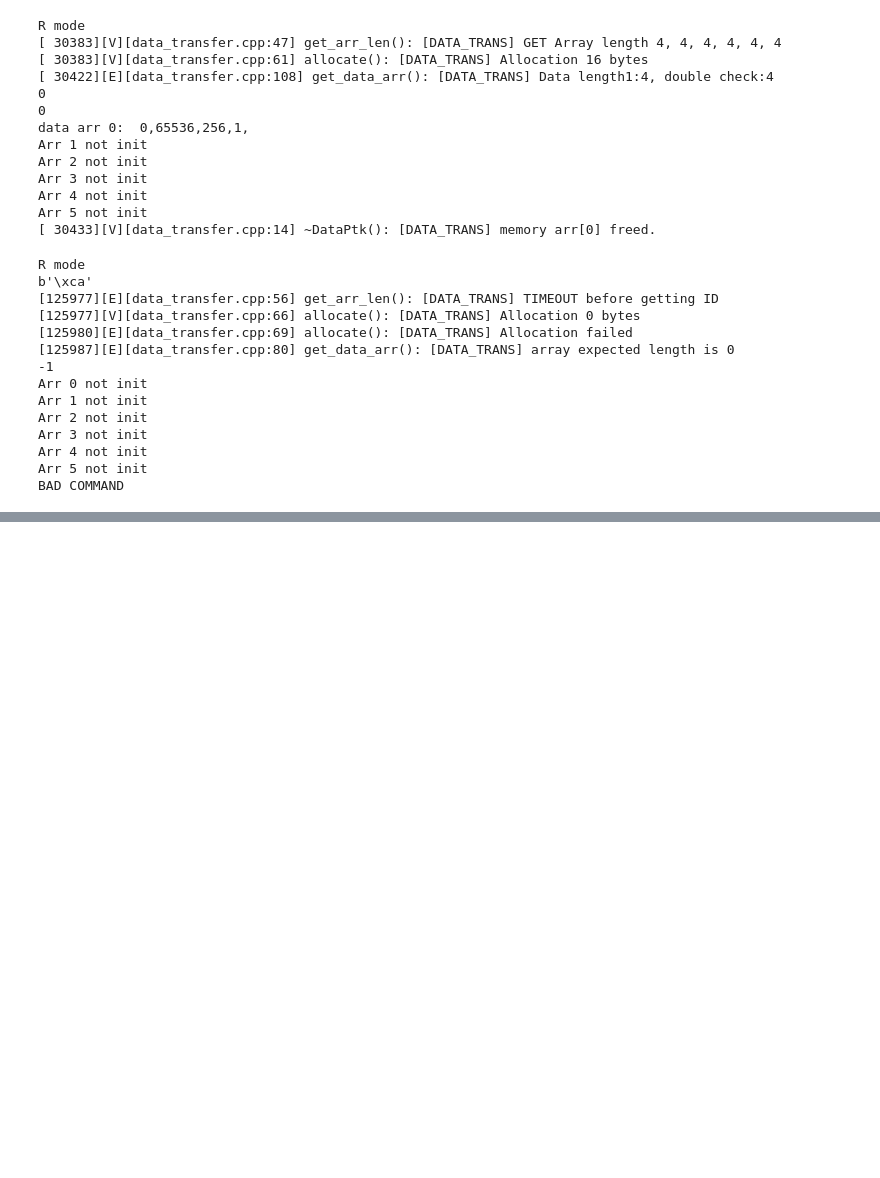
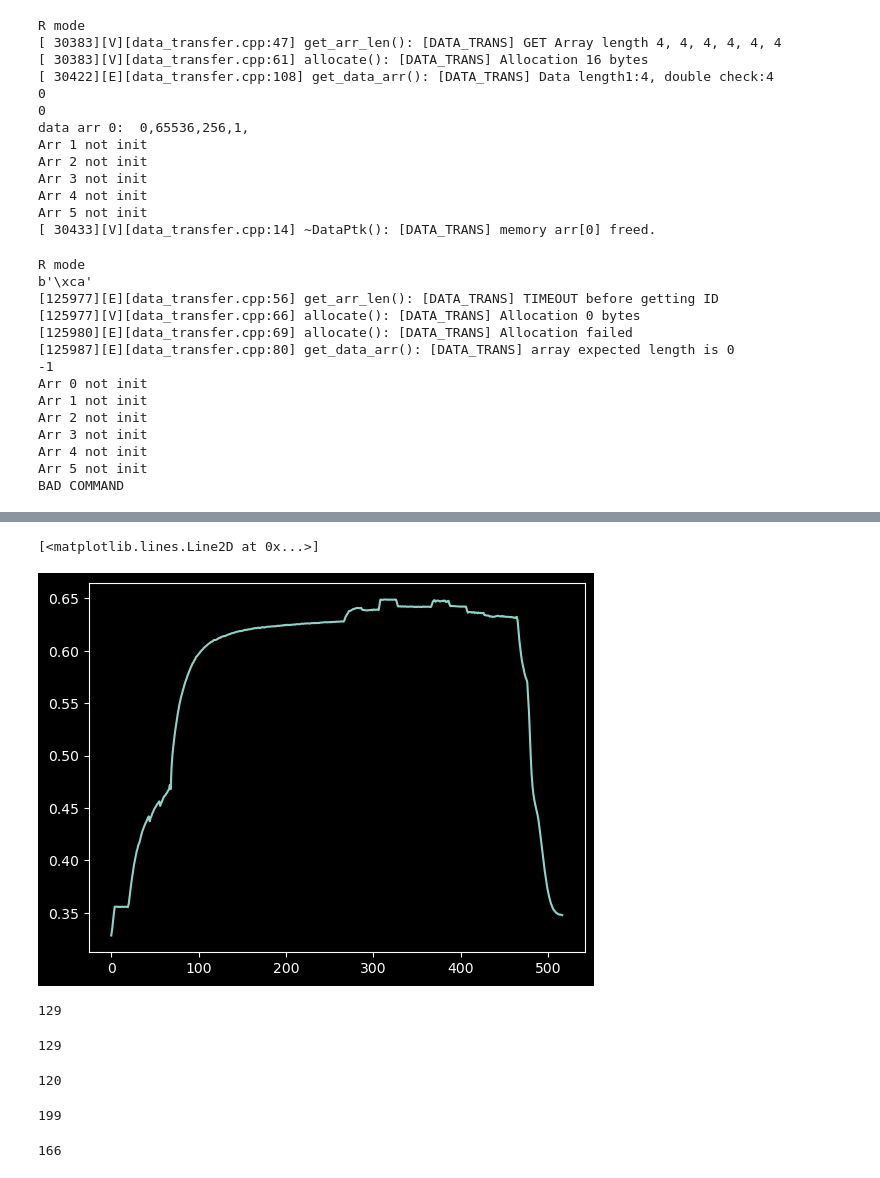
Before and after one commit to Jan-IngenHousz-Institute/ambit, a Jupyter notebook: ambyte.ipynb, the cells around one changed output, grey strips where cells are left out. Saved outputs shown, nothing was run; the diff lists cells and outputs as text; code cells hidden in the pictures; blank space fills up the shorter version.

```diff
--- a/ambyte.ipynb
+++ b/ambyte.ipynb
@@ -188,0 +143,35 @@ AData:test,Length:1     b'\x96'
+# %%
+with serial.Serial("COM31", 115200, timeout = 50) as ser:
+    ser.write(bytes([160] + [1, 2, 0, 0, 0, 0, 0, 0]))
+
+    ser.write(bytes([160] + [2, 110, 40, 20, 0, 0, 0, 0]))
+
+    ser.write(bytes([160] + [20, 0, 0, 0, 0, 0, 0, 0]))
+
+    wait_for_control(ser, 212, 35)
+    ser.write(bytes([202]))
+
+    wait_for_control(ser, 212, 5)
+    a = ser.read(7)
+    wait_for_control(ser, 255, 0.01)
+    ser.write(bytes([200]))
+    arr1 = np.frombuffer(ser.read((a[2] * 256 + a[3]) * 4), dtype=np.uint32)
+    cs = arr1.sum()%256
+    cs1 = ser.read(4)[3]
+    if (cs == cs1): print('checked')
+
+    wait_for_control(ser, 255, 0.01)
+    ser.write(bytes([180]))
+
+    wait_for_control(ser, 212, 5)
+    ser.write(bytes([202]))
+    wait_for_control(ser, 212, 5)
+    a = ser.read(7)
+    ser.write(bytes([200]))
+    arr2 = np.frombuffer(ser.read((a[2] * 256 + a[3]) * 4), dtype=np.uint32)
+    cs = arr2.sum()%256
+    cs1 = ser.read(4)[3]
+    wait_for_control(ser, 255, 0.01)
+    ser.write(bytes([180]))
+
+    if (cs == cs1): print('checked')
@@ -188,0 +196,25 @@ AData:test,Length:1     b'\x96'
+# %%
+plt.plot(arr1[1:] / arr2[1:])
+# %% [output]
+[<matplotlib.lines.Line2D at 0x...>]
+[figure, added]
+# %%
+buf1[3]
+# %% [output]
+129
+# %%
+cs
+# %% [output]
+129
+# %%
+np.frombuffer(buf, np.uint32).sum()%256
+# %% [output]
+120
+# %%
+56007%256
+# %% [output]
+199
+# %%
+199-33
+# %% [output]
+166
```
Also changed, not shown: parts of 5 cells of this notebook, 7 other files.
